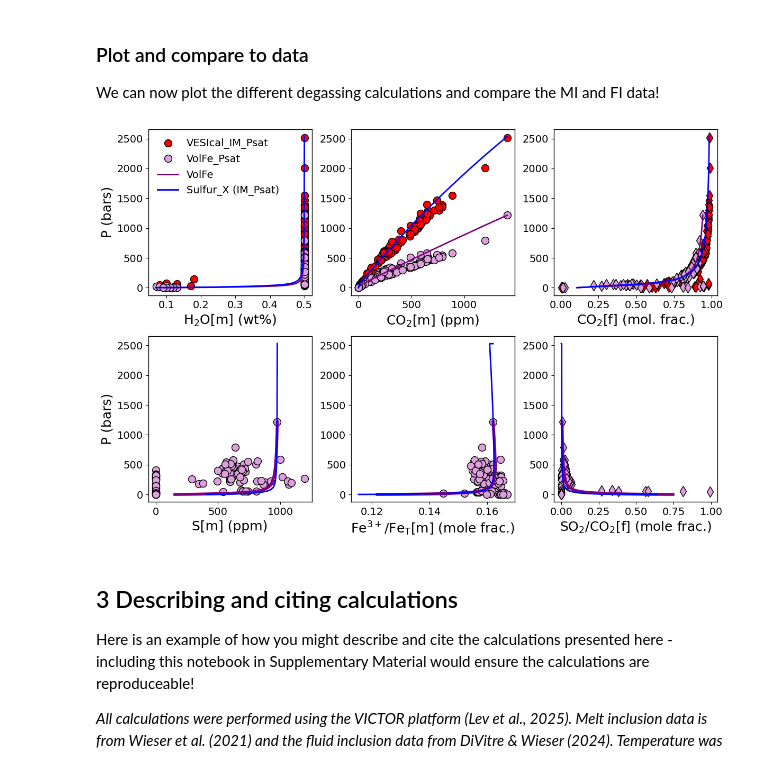
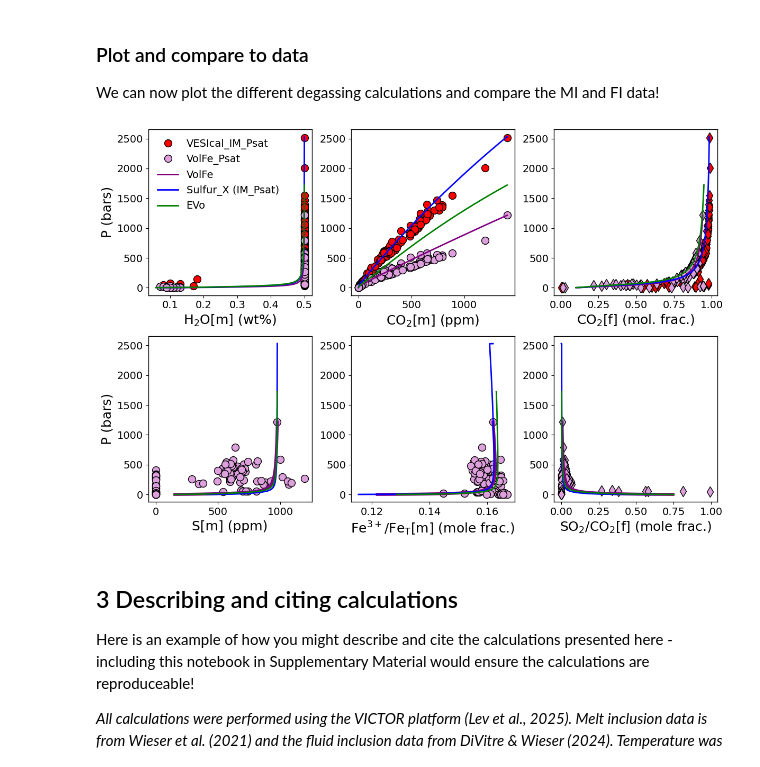
Before and after one commit to eryhughes/workshop_volatiles_goldschmidt2026, a Jupyter notebook: exercise_volatiles_workshop.ipynb, the cells around one changed output. Cells and saved outputs as stored; diff of their text form; code cells hidden in the pictures.

```diff
--- a/exercise_volatiles_workshop.ipynb
+++ b/exercise_volatiles_workshop.ipynb
@@ -866,0 +850,30 @@ results_degas_sx = pd.read_csv('Sulfur_X-main/results_folder/test_Fuego_closedT'
+# %%
+composition = pd.Series(
+    {
+        "SIO2": float(ini_comp['SiO2']),
+        "TIO2": float(ini_comp['TiO2']),
+        "AL2O3": float(ini_comp['Al2O3']),
+        "FEO": float(ini_comp['FeO']),
+        "MNO": float(ini_comp['MnO']),
+        "MGO": float(ini_comp['MgO']),
+        "CAO": float(ini_comp['CaO']),
+        "NA2O": float(ini_comp['Na2O']),
+        "K2O": float(ini_comp['K2O']),
+        "P2O5": float(ini_comp['P2O5']),
+    }
+)
+
+
+temperature = float(MI.loc[row,'T_C'])
+
+# fO2 relative to FMQ buffer
+delta_FMQ = DFMQ
+
+# initial H2O in wt.%
+H2O_initial = ini_comp['H2O']
+
+# initial CO2 in ppm
+CO2_initial = ini_comp['CO2']
+
+# initial sulfur in ppm
+S_initial = float(MI.loc[row,'S_MI_PEC EPMA'])
@@ -866,0 +935,3 @@ results_degas_sx = pd.read_csv('Sulfur_X-main/results_folder/test_Fuego_closedT'
+# %%
+df_evo = evo.run_evo(composition, env)
+df_evo
@@ -888,34 +1029,42 @@ ax5.plot(df['Fe3+/FeT'], df['P_bar'], 'ok', mfc="plum")
 ax6.plot(df['xgSO2_mf']/df['xgCO2_mf'], df['P_bar'], 'dk', mfc='plum')
 
 
 df = results_degas_vf
 ax1.plot(df['H2OT-eq_wtpc'], df['P_bar'], '-', color='purple', linewidth=2, label = "VolFe")
 ax2.plot(df['CO2T-eq_ppmw'], df['P_bar'], '-', color='purple', linewidth=2)
 ax3.plot(df['xgCO2_mf'], df['P_bar'], '-', color='purple', linewidth=2)
 ax4.plot(df['ST_ppmw'], df['P_bar'], '-', color='purple', linewidth=4)
 ax5.plot(df['Fe3+/FeT'], df['P_bar'], '-', color='purple', linewidth=4)
 ax6.plot(df['xgSO2_mf']/df['xgCO2_mf'], df['P_bar'], '-', color='purple', linewidth=4)
 
 df = results_degas_sx
 ax1.plot(df['wH2O_melt'], df['pressure']*10., '-', color='blue', linewidth=2, label = "Sulfur_X (IM_Psat)")
 ax2.plot(df['wCO2_melt'], df['pressure']*10., '-', color='blue', linewidth=2)
 ax3.plot(df['XCO2_fluid'], df['pressure']*10., '-', color='blue', linewidth=2)
 ax4.plot(df['wS_melt'], df['pressure']*10., '-', color='blue', linewidth=2)
 ax5.plot(df['ferric_ratio'], df['pressure']*10., '-', color='blue', linewidth=2)
 ax6.plot(df['XSO2_fluid']/df['XCO2_fluid'], df['pressure']*10., '-', color='blue', linewidth=2)
 
+df = df_evo
+ax1.plot(df['H2O_melt'], df['P'], '-', color='green', linewidth=2, label = "EVo")
+ax2.plot(df['CO2_melt']*10000, df['P'], '-', color='green', linewidth=2)
+ax3.plot(df['mCO2'], df['P'], '-', color='green', linewidth=2)
+ax4.plot(df['Stot_melt']*10000, df['P'], '-', color='green', linewidth=2)
+ax5.plot(2*df['F']/(2*df['F']+1), df['P'], '-', color='green', linewidth=2)
+ax6.plot(df['mSO2']/df['mCO2'], df['P'], '-', color='green', linewidth=2)
+
 ax1.set_ylabel('P (bars)')
 ax1.set_xlabel('H$_2$O[m] (wt%)')
 ax2.set_xlabel('CO$_2$[m] (ppm)')
 ax3.set_xlabel('CO$_2$[f] (mol. frac.)')
 ax4.set_ylabel('P (bars)')
 ax4.set_xlabel('S[m] (ppm)')
 ax5.set_xlabel('Fe$^{3+}$/Fe$_T$[m] (mole frac.)')
 ax6.set_xlabel('SO$_2$/CO$_2$[f] (mole frac.)')
 ax1.legend(frameon=False)
 plt.tight_layout()
 # %% [output]
-[figure, old version]
+[figure, new version]
 # %% [markdown]
 ## 3 Describing and citing calculations
 
```
Also changed, not shown: parts of 13 cells of this notebook, 3 other files.
